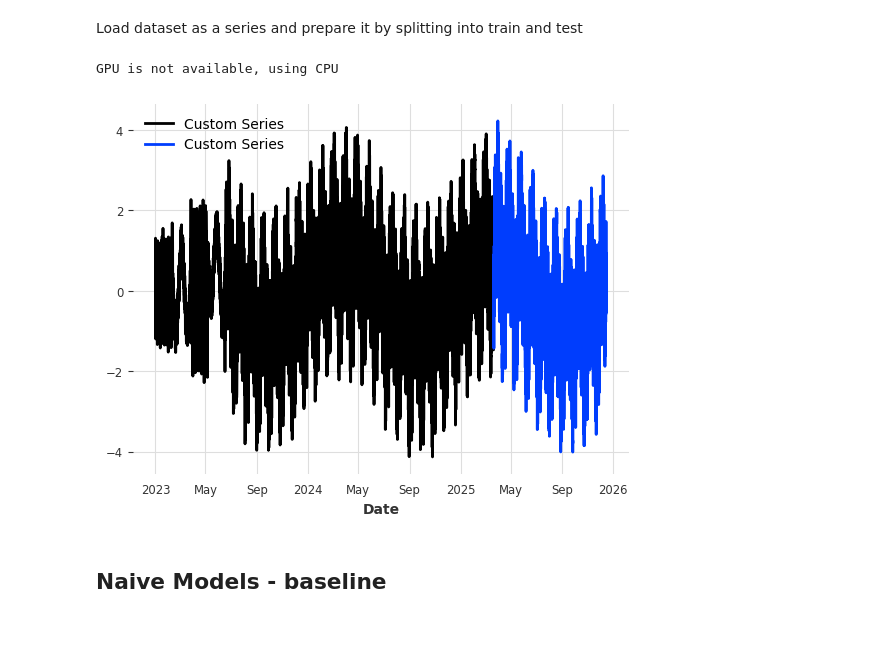
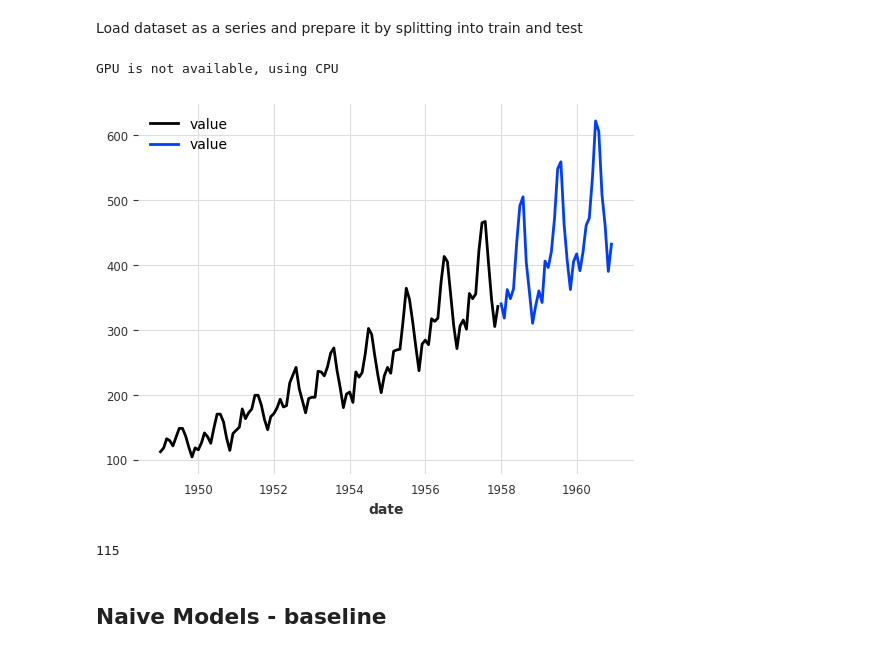
Before and after one commit to FilippoSavini/Seasonality-Algorithm, a Jupyter notebook: Univariate Prediction/prediction.ipynb, the cells around one changed output. Cells and saved outputs as stored; diff of their text form; code cells hidden in the pictures.

```diff
--- a/Univariate Prediction/prediction.ipynb
+++ b/Univariate Prediction/prediction.ipynb
@@ -11,27 +12,57 @@ import torch
 # %% [markdown]
 Load dataset as a series and prepare it by splitting into train and test
 # %%
-df = pd.read_csv('../dataset/Custom/H_test_noise.csv')
-series = TimeSeries.from_dataframe(df, "Date")
+df = pd.read_csv('../dataset/monthly/airline-passengers.csv')
+series = TimeSeries.from_dataframe(df, "date")
 train, test = series.split_after(0.75)
 train.plot()
 test.plot()
 
 
 df = pd.read_csv("../Dataset Preparation/final_dataset.csv")
-series_w = TimeSeries.from_dataframe(df, "Date")
+series_w = TimeSeries.from_dataframe(df, "date")
 train_w, test_w = series_w.split_after(0.75)
+
 
 
 if torch.cuda.is_available():
     device = torch.device("cuda")
     print("GPU is available")
 else:
     device = torch.device("cpu")
     print("GPU is not available, using CPU")
 # %% [output]
 GPU is not available, using CPU
-[figure, old version]
+[figure, new version]
+# %%
+def train_test_split(lst, percentage=80.0):
+    # Calcola il numero di elementi da prendere
+    num_elements = int(len(lst) * (percentage / 100.0))
+    print(num_elements)
+    # Prendi il numero desiderato di elementi
+    return lst[:num_elements], lst[num_elements:]
+
+df = pd.read_csv("../Dataset Preparation/final_dataset.csv", header=0, index_col=0)
+df.index = pd.to_datetime(df.index)
+series = TimeSeries.from_dataframe(df, time_col=0)
+time_index = series.time_index
+header = series.columns
+lst_series = []
+for column in header:
+    tmp_series = series.univariate_component(column).values()
+    train_w, test_w = train_test_split(tmp_series, 80.0)
+    start_index = 1
+    for i in range(0, len(train_w)-1):
+        if np.isnan(train_w[i]) and np.isnan(train_w[i+1]) == False:
+            start_index = i + 1
+        if np.isnan(train_w[i]) == False and np.isnan(train_w[i+1]) and start_index != 0:
+            end_index = i
+            if end_index - start_index > 24:
+                res = series.univariate_component(column).slice(start_ts=time_index[start_index], end_ts=time_index[end_index])
+                lst_series.append(res)
+            start_index = 0
+# %% [output]
+115
 # %% [markdown]
 ## Naive Models - baseline
 # %%
```
Also changed, not shown: parts of 7 cells of this notebook, 27 other files.
